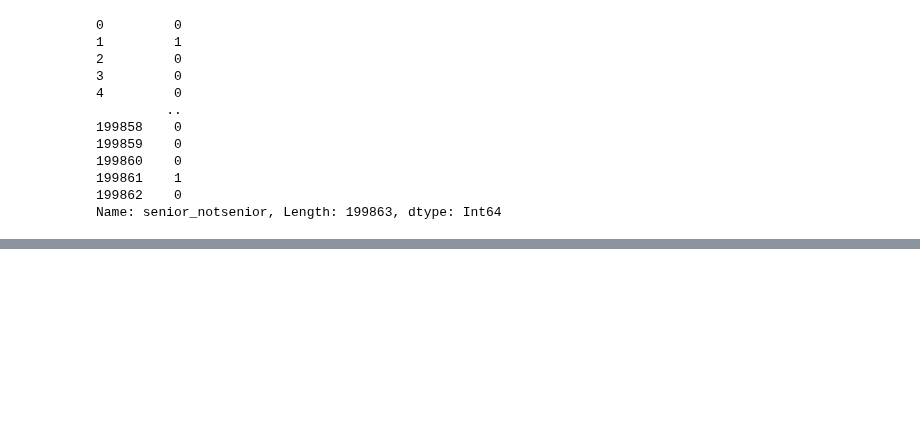
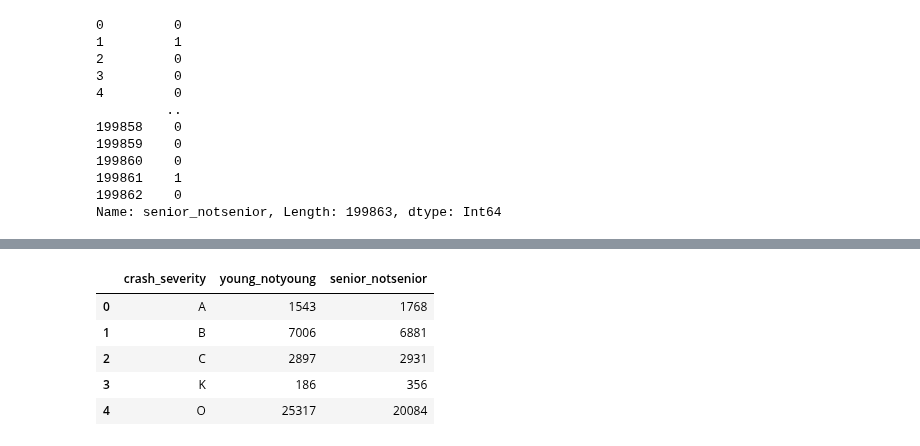
Before and after one commit to Eliab16/VDOT-crash-analysis, a Jupyter notebook: VDOT_Analysis.ipynb, the cells around one changed output, grey strips where cells are left out. Drawn from its saved outputs; the diff is of its cells as text; code cells hidden in the pictures; blank space fills up the shorter version.

```diff
--- a/VDOT_Analysis.ipynb
+++ b/VDOT_Analysis.ipynb
@@ -268,0 +270,9 @@ crash_severity_by_age
+# %%
+Crash_Severity_by_Age
+# %% [output]
+|  | crash_severity | young_notyoung | senior_notsenior |
+| 0 | A | 1543 | 1768 |
+| 1 | B | 7006 | 6881 |
+| 2 | C | 2897 | 2931 |
+| 3 | K | 186 | 356 |
+| 4 | O | 25317 | 20084 |
```
Also changed, not shown: parts of 5 cells of this notebook.
